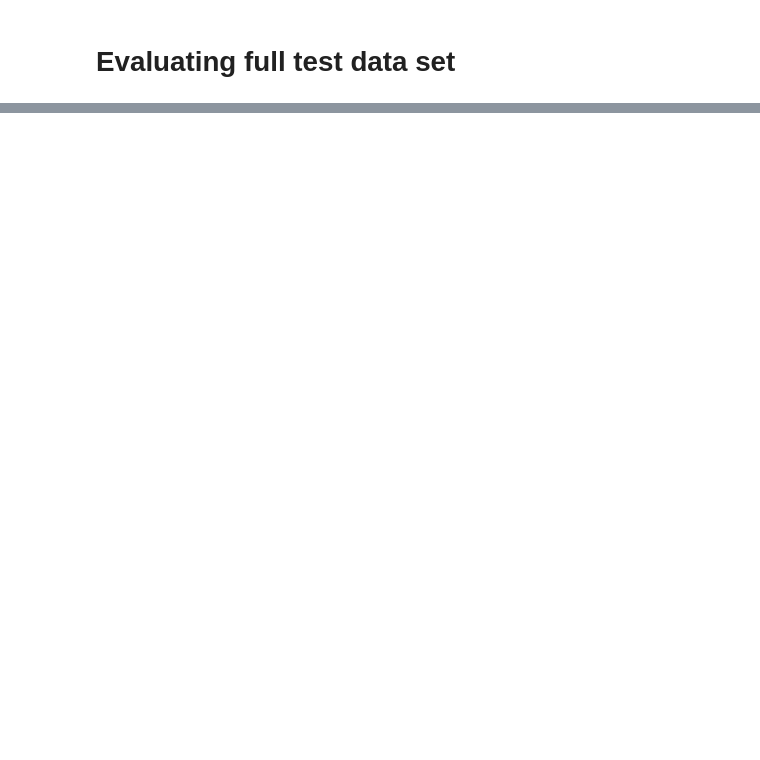
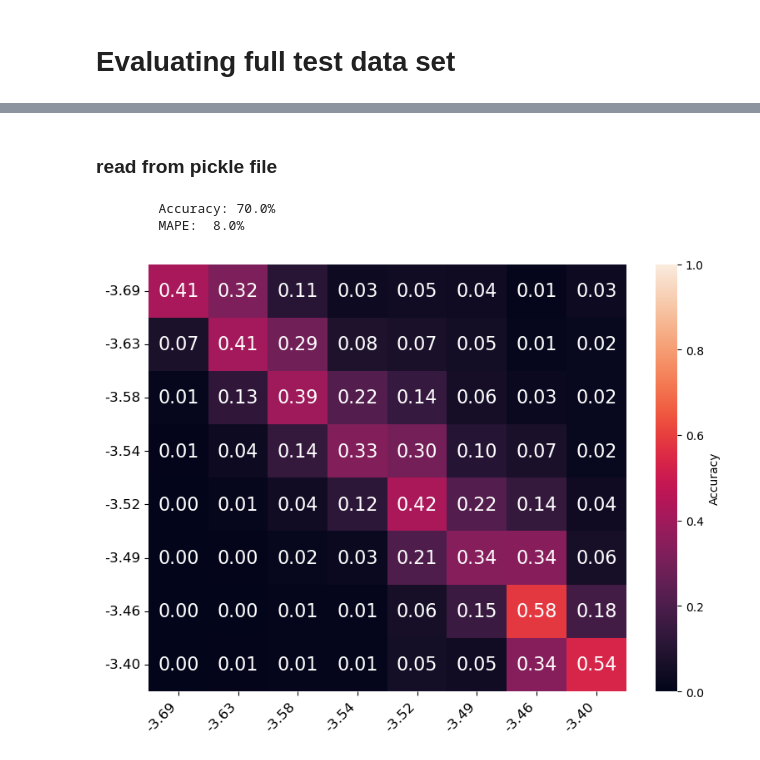
Before and after one commit to mmckay18/gumby-spectral-imaging_fork, a Jupyter notebook: HSI/demo.ipynb, the cells around one changed output, grey strips where cells are left out. Drawn from its saved outputs; the diff is of its cells as text; code cells hidden in the pictures; blank space fills up the shorter version.

```diff
--- a/HSI/demo.ipynb
+++ b/HSI/demo.ipynb
@@ -174,0 +131,38 @@ plt.tight_layout()
+# %% [markdown]
+### read from pickle file
+# %%
+import pickle
+from utils import get_index_to_name
+from plotting import plot_tm_confusion_matrix
+
+results_dir = pathlib.Path('/qfs/projects/thidwick/weights/manga/')
+OH_key='extra'
+arch_type='simplenet'
+model_name = 'OH_2_base_no_aug'
+output_file = results_dir / arch_type / model_name / 'test_split_metrics.pkl'
+
+# --- read in previously computed stats ------------
+with open(output_file, 'rb') as f:
+    out = pickle.load(f)
+
+# print stats and plot confusion matrix ------------
+print(f'\tAccuracy: {out["DL"]["Top2Accuracy"]*100.0: >4.1f}%')
+print(f'\tMAPE: {out["DL"]["MAPE"]*100.0: >4.1f}%')
+
+index_to_name = get_index_to_name(OH_key, log=True)
+class_list = [index_to_name[i] for i in range(len(index_to_name))]
+fig = plot_tm_confusion_matrix(
+    out['DL']['CM'],
+    class_list=class_list,
+    normalized=True,
+    title=None,
+    annotate_accuracy=False,
+    save_figure=True,
+    fontsize=12,
+    output_path=f'./figs/confusion/test_{model_name}.png',
+    top_x=False
+)
+# %% [output]
+        Accuracy: 70.0%
+        MAPE:  8.0%
+[figure, added]
```
Also changed, not shown: parts of 14 cells of this notebook, 24 other files.
